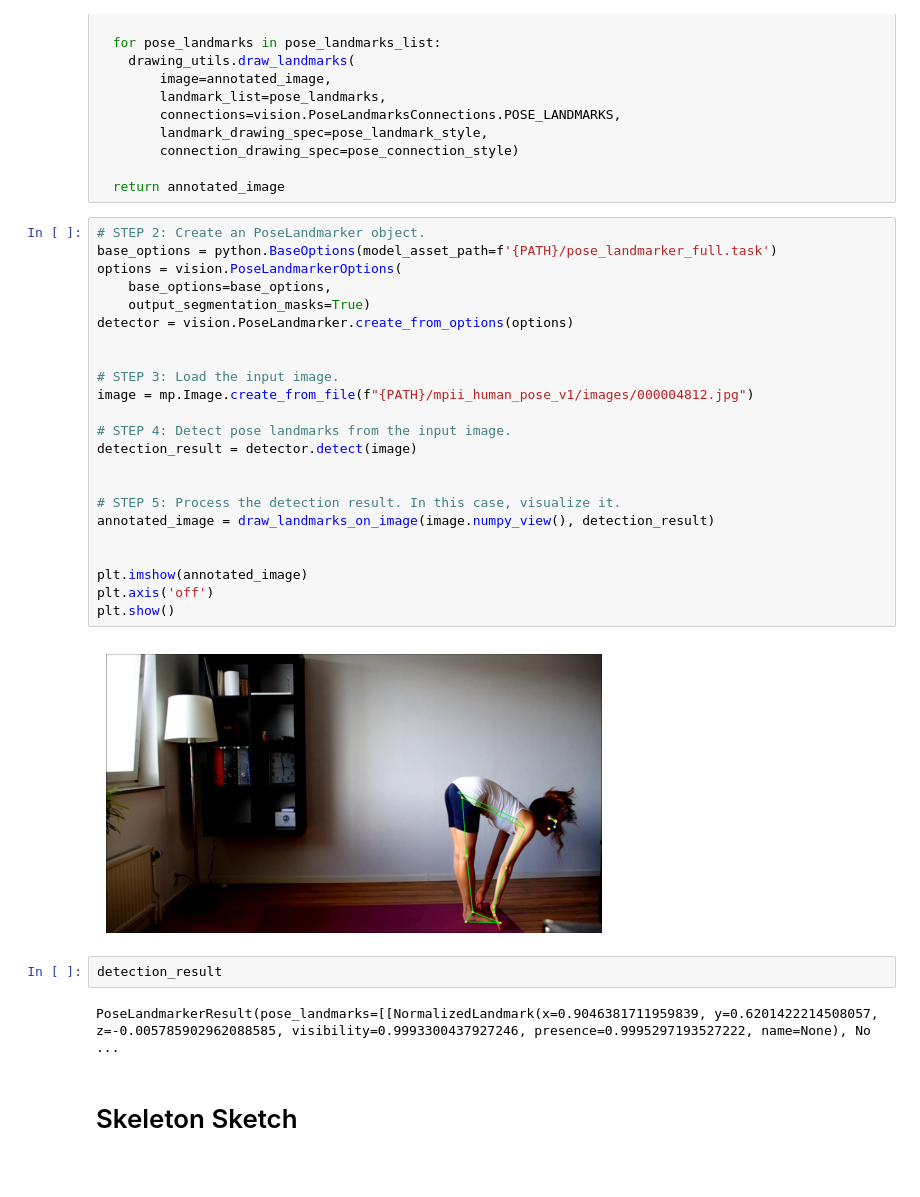
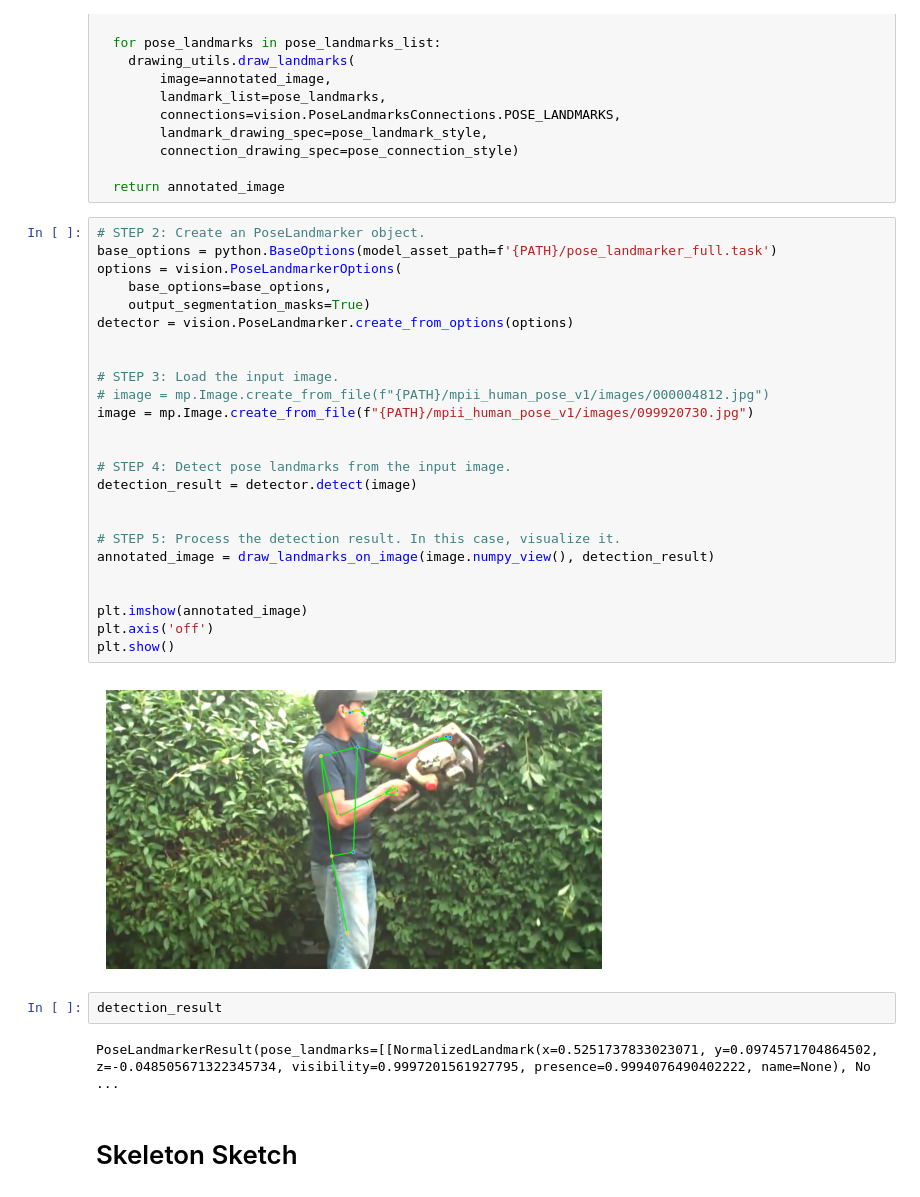
Before and after one commit to Leahie/pose-project, a Jupyter notebook: research/sketch_to_pose.ipynb, the cells around one changed output. Saved outputs shown, nothing was run; the diff lists cells and outputs as text.

```diff
--- a/research/sketch_to_pose.ipynb
+++ b/research/sketch_to_pose.ipynb
@@ -47,32 +47,34 @@ def draw_landmarks_on_image(rgb_image, detection_result):
 # %%
 # STEP 2: Create an PoseLandmarker object.
 base_options = python.BaseOptions(model_asset_path=f'{PATH}/pose_landmarker_full.task')
 options = vision.PoseLandmarkerOptions(
     base_options=base_options,
     output_segmentation_masks=True)
 detector = vision.PoseLandmarker.create_from_options(options)
 
 
 # STEP 3: Load the input image.
-image = mp.Image.create_from_file(f"{PATH}/mpii_human_pose_v1/images/000004812.jpg")
+# image = mp.Image.create_from_file(f"{PATH}/mpii_human_pose_v1/images/000004812.jpg")
+image = mp.Image.create_from_file(f"{PATH}/mpii_human_pose_v1/images/099920730.jpg")
+
 
 # STEP 4: Detect pose landmarks from the input image.
 detection_result = detector.detect(image)
 
 
 # STEP 5: Process the detection result. In this case, visualize it.
 annotated_image = draw_landmarks_on_image(image.numpy_view(), detection_result)
 
 
 plt.imshow(annotated_image)
 plt.axis('off')
 plt.show()
 # %% [output]
-[figure, old version]
+[figure, new version]
 # %%
 detection_result
 # %% [output]
-PoseLandmarkerResult(pose_landmarks=[[NormalizedLandmark(x=0.9046381711959839, y=0.6201422214508057, z=-0.005785902962088585, visibility=0.9993300437927246, presence=0.9995297193527222, name=None), No ...
+PoseLandmarkerResult(pose_landmarks=[[NormalizedLandmark(x=0.5251737833023071, y=0.0974571704864502, z=-0.048505671322345734, visibility=0.9997201561927795, presence=0.9994076490402222, name=None), No ...
 # %% [markdown]
 # Skeleton Sketch
 # %%
```
Also changed, not shown: parts of 7 cells of this notebook, 1 other file.
